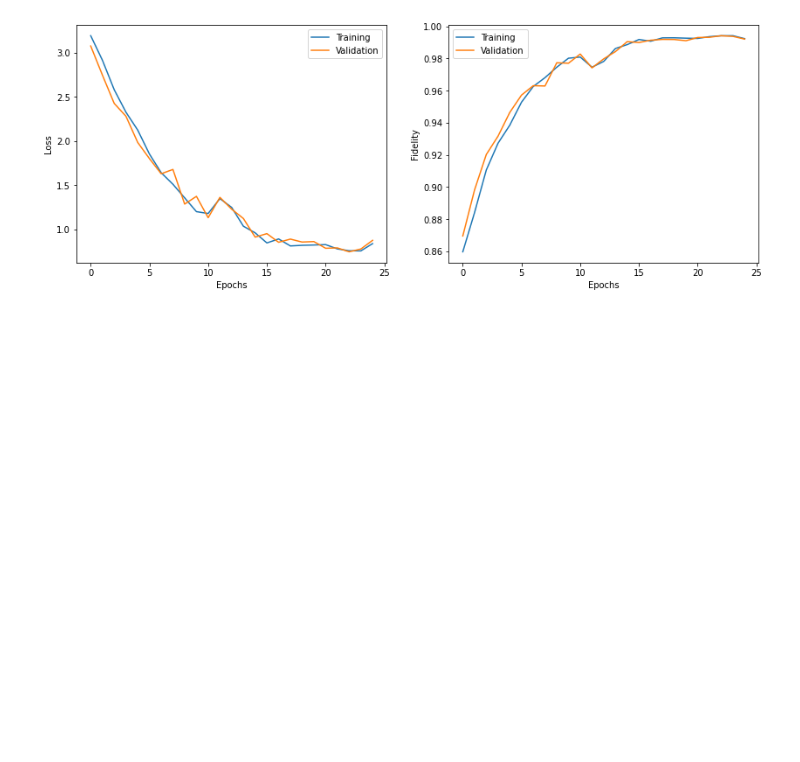
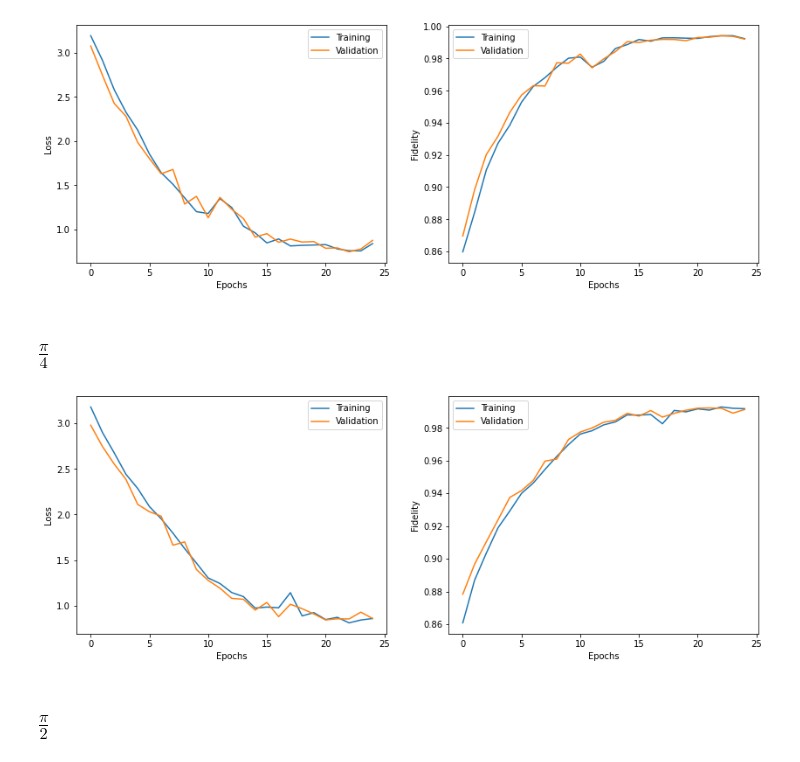
Before and after one commit to nahumsa/DM-Reconstruction, a Jupyter notebook: Reconstruct DM.ipynb, the cells around one changed output. Saved outputs shown, nothing was run; the diff lists cells and outputs as text; code cells hidden in the pictures; blank space fills up the shorter version.

Commit message:
Added the rest of errors plots

```diff
--- a/Reconstruct DM.ipynb
+++ b/Reconstruct DM.ipynb
@@ -325,3 +325,5 @@ if save:
   np.savetxt('Results/Error/TVAE_pi6/TVAE_Loss.txt', loss_epochs)
   np.savetxt('Results/Error/TVAE_pi6/val_TVAE_Fidelity.txt', val_fidelity_epochs)
   np.savetxt('Results/Error/TVAE_pi6/val_TVAE_Loss.txt', val_loss_epochs)
+# %% [markdown]
+## $\frac{\pi}{4}$
@@ -327,0 +351,43 @@ if save:
+# %%
+# Prepare a dataset.
+dataset = tf.data.Dataset.from_tensor_slices((X_train,Y_train))
+dataset = dataset.shuffle(buffer_size=1024).batch(batchsize)
+val_dataset = tf.data.Dataset.from_tensor_slices((X_test,Y_test))
+val_dataset = val_dataset.shuffle(buffer_size=1024).batch(batchsize)
+# %%
+from Utils.Plotter import PeriodicPlotter
+
+r_loss = 10.
+beta = 1e-1
+epochs = 25
+
+# Periodic Plotter for loss
+plotter = PeriodicPlotter(sec=5, xlabel='Epochs', ylabel='Loss')
+
+loss_epochs, val_loss_epochs, fidelity_epochs, val_fidelity_epochs = denoise.training(dataset,
+                                                                                      epochs,
+                                                                                      r_loss,
+                                                                                      beta,
+                                                                                      test=val_dataset,
+                                                                                      )#Plotter=plotter )
+# %%
+epochs = range(len(loss_epochs))
+
+fig = plt.figure(figsize=(14,5))
+gs = fig.add_gridspec(1, 2)
+ax1 = fig.add_subplot(gs[0, 0])
+ax2 = fig.add_subplot(gs[0, 1])
+
+ax1.plot(epochs,loss_epochs, label='Training')
+ax1.plot(epochs,val_loss_epochs, label='Validation')
+ax1.set_xlabel('Epochs')
+ax1.set_ylabel('Loss')
+ax1.legend()
+ax2.plot(epochs,fidelity_epochs, label='Training')
+ax2.plot(epochs,val_fidelity_epochs, label='Validation')
+ax2.set_xlabel('Epochs')
+ax2.set_ylabel('Fidelity')
+ax2.legend()
+plt.show()
+# %% [output]
+[figure, added]
@@ -327,0 +402,2 @@ if save:
+# %% [markdown]
+## $\frac{\pi}{2}$
```
Also changed, not shown: parts of 16 cells of this notebook.
